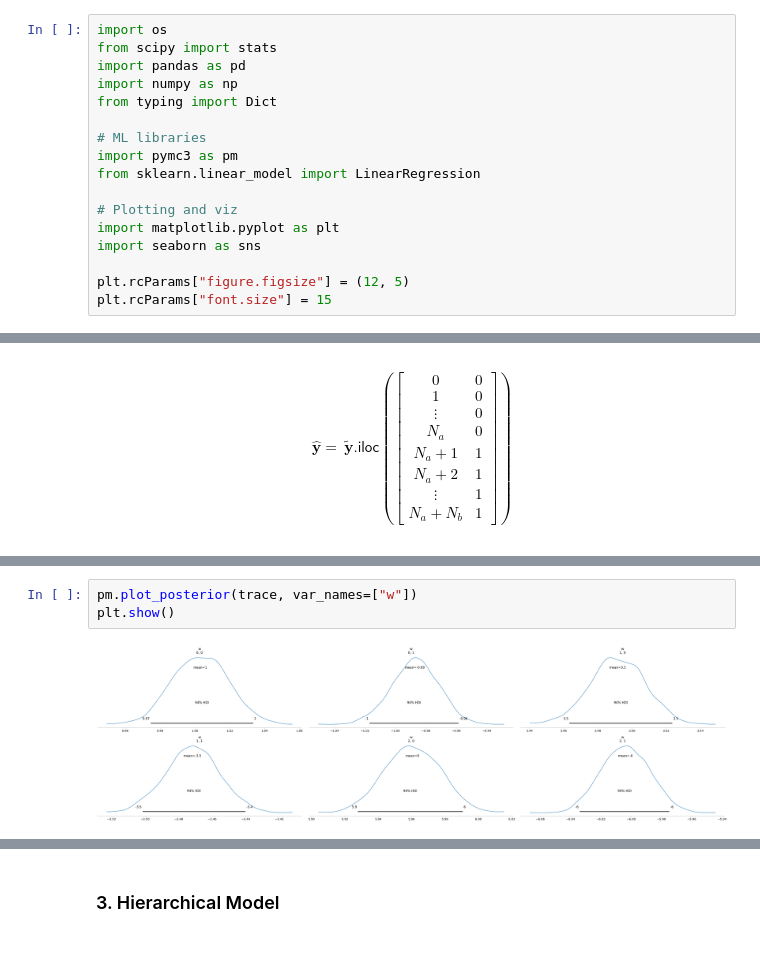
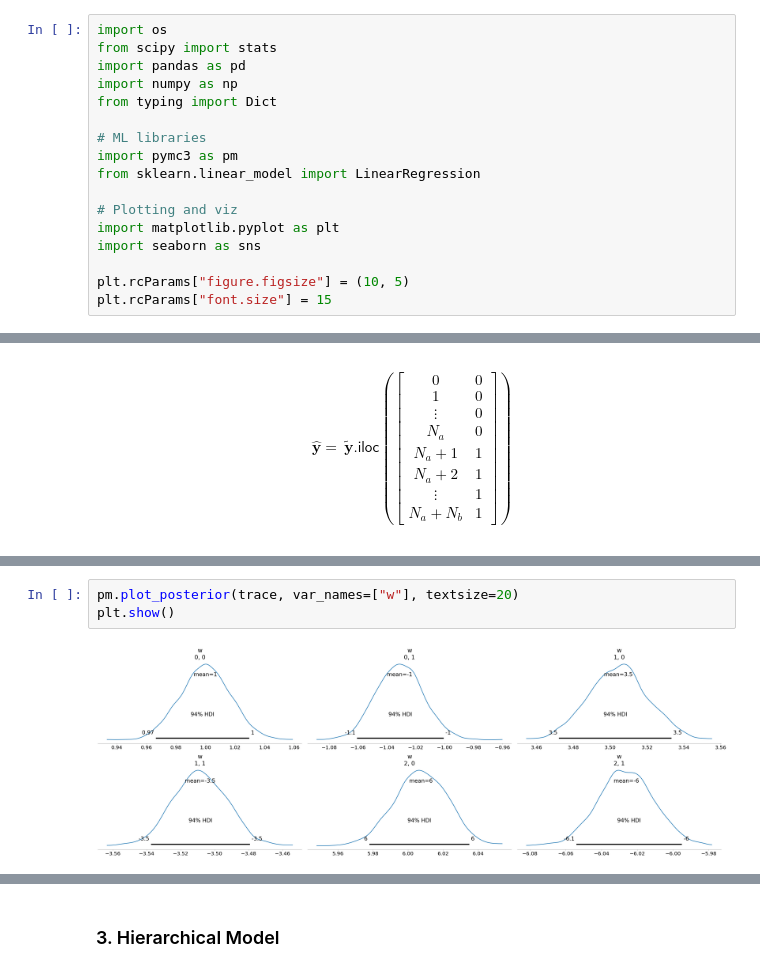
Before and after one commit to sithankanna/naive-bayesians, a Jupyter notebook: misc/hierarchical_bayesian/002-hierarchical-multi_variate_reg.ipynb, the cells around one changed output, grey strips where cells are left out. Drawn from its saved outputs; the diff is of its cells as text.

```diff
--- a/misc/hierarchical_bayesian/002-hierarchical-multi_variate_reg.ipynb
+++ b/misc/hierarchical_bayesian/002-hierarchical-multi_variate_reg.ipynb
@@ -41,7 +41,7 @@ from sklearn.linear_model import LinearRegression
 import matplotlib.pyplot as plt
 import seaborn as sns
 
-plt.rcParams["figure.figsize"] = (12, 5)
+plt.rcParams["figure.figsize"] = (10, 5)
 plt.rcParams["font.size"] = 15
 # %% [output]
 [interactive output not drawn]
@@ -418,8 +335,8 @@ trace.get_values(varname="w").shape
 # %%
-pm.plot_posterior(trace, var_names=["w"])
+pm.plot_posterior(trace, var_names=["w"], textsize=20)
 plt.show()
 # %% [output]
-[figure, old version]
+[figure, new version]
 [interactive output not drawn]
 # %%
 with ind_mod:
```
Also changed, not shown: parts of 16 cells of this notebook, 4 other files.
